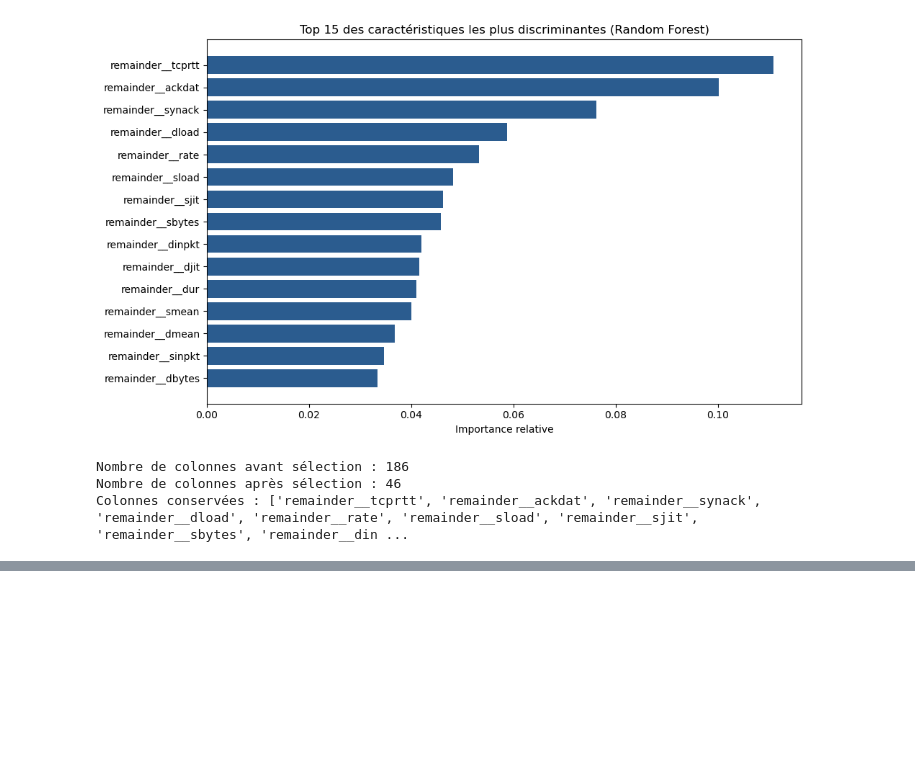
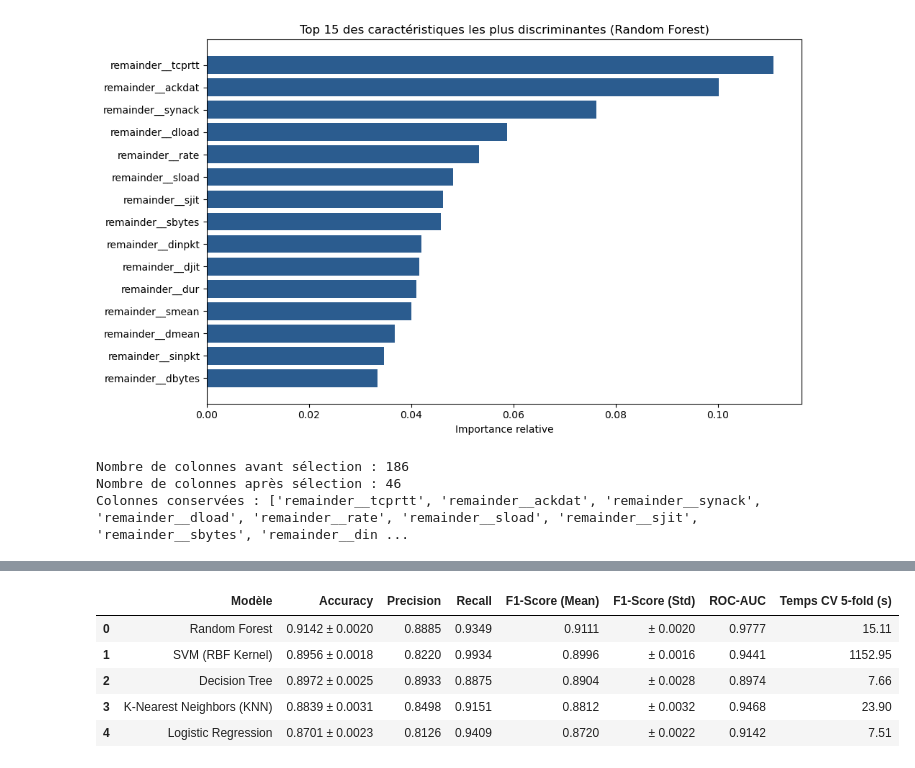
Before and after one commit to sami-dev-dz/network-intrusion-detection-optuna, a Jupyter notebook: notebooks/02_preprocessing_and_baselines.ipynb, the cells around one changed output, grey strips where cells are left out. Drawn from its saved outputs; the diff is of its cells as text; code cells hidden in the pictures; blank space fills up the shorter version.

Commit message:
feat(baselines): evaluate 6 default classifiers using 5-fold stratified cross-validation

```diff
--- a/notebooks/02_preprocessing_and_baselines.ipynb
+++ b/notebooks/02_preprocessing_and_baselines.ipynb
@@ -255,3 +255,74 @@ print("Colonnes conservées :", selected_cols)
 Nombre de colonnes avant sélection : 186
 Nombre de colonnes après sélection : 46
 Colonnes conservées : ['remainder__tcprtt', 'remainder__ackdat', 'remainder__synack', 'remainder__dload', 'remainder__rate', 'remainder__sload', 'remainder__sjit', 'remainder__sbytes', 'remainder__din ...
+# %%
+import time
+import numpy as np
+import pandas as pd
+from sklearn.model_selection import StratifiedKFold, cross_validate
+from sklearn.linear_model import LogisticRegression
+from sklearn.tree import DecisionTreeClassifier
+from sklearn.neighbors import KNeighborsClassifier
+from sklearn.svm import SVC
+from sklearn.ensemble import RandomForestClassifier
+
+# 1. Définition des 6 algorithmes avec hyperparamètres par défaut
+models = {
+    "Logistic Regression": LogisticRegression(max_iter=1000, random_state=42),
+    "Decision Tree": DecisionTreeClassifier(random_state=42),
+    "K-Nearest Neighbors (KNN)": KNeighborsClassifier(n_jobs=-1),
+    "SVM (RBF Kernel)": SVC(random_state=42),
+    "Random Forest": RandomForestClassifier(random_state=42, n_jobs=-1)
+}
+
+# Ajout de XGBoost ou LightGBM s'ils sont installés
+try:
+    from xgboost import XGBClassifier
+    models["XGBoost"] = XGBClassifier(random_state=42, n_jobs=-1, eval_metric='logloss')
+except ImportError:
+    try:
+        from lightgbm import LGBMClassifier
+        models["LightGBM"] = LGBMClassifier(random_state=42, n_jobs=-1, verbose=-1)
+    except ImportError:
+        print("Note : Ni XGBoost ni LightGBM détecté, évaluation sur les 5 modèles scikit-learn.")
+
+# 2. Configuration de la validation croisée stratifiée (5-fold)
+cv = StratifiedKFold(n_splits=5, shuffle=True, random_state=42)
+scoring_metrics = ['accuracy', 'precision', 'recall', 'f1', 'roc_auc']
+
+cv_results = []
+
+print("Lancement de la validation croisée 5-fold (le SVM peut prendre 1 à 3 minutes)...\n")
+
+for name, model in models.items():
+    t0 = time.time()
+
+    # Exécution des 5 plis
+    scores = cross_validate(
+        model,
+        X_train_selected,
+        y_train,
+        cv=cv,
+        scoring=scoring_metrics,
+        n_jobs=-1 if name != "SVM (RBF Kernel)" else 1
+    )
+
+    elapsed = time.time() - t0
+
+    cv_results.append({
+        "Modèle": name,
+        "Accuracy": f"{scores['test_accuracy'].mean():.4f} ± {scores['test_accuracy'].std():.4f}",
+        "Precision": f"{scores['test_precision'].mean():.4f}",
+        "Recall": f"{scores['test_recall'].mean():.4f}",
+        "F1-Score (Mean)": round(scores['test_f1'].mean(), 4),
+        "F1-Score (Std)": f"± {scores['test_f1'].std():.4f}",
+        "ROC-AUC": f"{scores['test_roc_auc'].mean():.4f}",
+        "Temps CV 5-fold (s)": round(elapsed, 2)
+    })
+    print(f"✔ {name} terminé en {elapsed:.2f}s — F1 moyen : {scores['test_f1'].mean():.4f}")
+
+# 3. Tableau récapitulatif de la baseline trié par F1-Score moyen décroissant
+baseline_cv_df = pd.DataFrame(cv_results).sort_values(by="F1-Score (Mean)", ascending=False).reset_index(drop=True)
+print("\n=== RÉSULTATS BASELINE — VALIDATION CROISÉE 5-FOLD ===")
+display(baseline_cv_df)
+# %% [output]
@@ -257,0 +339,6 @@ Colonnes conservées : ['remainder__tcprtt', 'remainder__ackdat', 'remainder__sy
+|  | Modèle | Accuracy | Precision | Recall | F1-Score (Mean) | F1-Score (Std) | ROC-AUC | Temps CV 5-fold (s) |
+| 0 | Random Forest | 0.9142 ± 0.0020 | 0.8885 | 0.9349 | 0.9111 | ± 0.0020 | 0.9777 | 15.11 |
+| 1 | SVM (RBF Kernel) | 0.8956 ± 0.0018 | 0.8220 | 0.9934 | 0.8996 | ± 0.0016 | 0.9441 | 1152.95 |
+| 2 | Decision Tree | 0.8972 ± 0.0025 | 0.8933 | 0.8875 | 0.8904 | ± 0.0028 | 0.8974 | 7.66 |
+| 3 | K-Nearest Neighbors (KNN) | 0.8839 ± 0.0031 | 0.8498 | 0.9151 | 0.8812 | ± 0.0032 | 0.9468 | 23.90 |
+| 4 | Logistic Regression | 0.8701 ± 0.0023 | 0.8126 | 0.9409 | 0.8720 | ± 0.0022 | 0.9142 | 7.51 |
```
Also changed, not shown: parts of 1 cell of this notebook.
